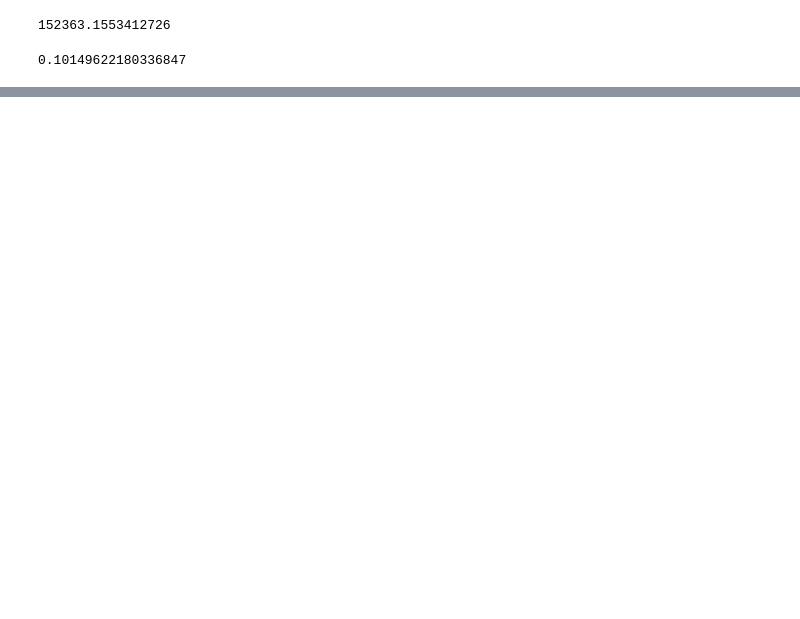
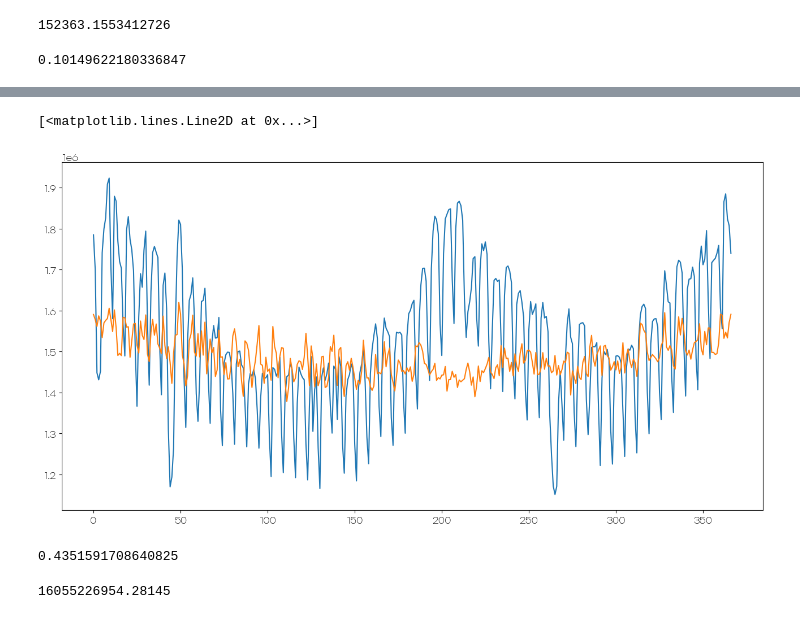
Before and after one commit to kimgyeoungun/sprint1, a Jupyter notebook: ay_weather.ipynb, the cells around one changed output, grey strips where cells are left out. Cells and saved outputs as stored; diff of their text form; code cells hidden in the pictures; blank space fills up the shorter version.

```diff
--- a/ay_weather.ipynb
+++ b/ay_weather.ipynb
@@ -654,0 +673,3 @@ y_test.mean()
+# %%
+X_ = X.iloc[729:]
+y_ = y.iloc[729:]
@@ -655,4 +692,4 @@ y_test.mean()
 # %%
 lin = LinearRegression()
 lin.fit(X_train,y_train)
-y_pred = lin.predict(X_test)
+y_pred = lin.predict(X_)
@@ -678,0 +696,3 @@ list(zip(np.round(y_pred,0), y_test))
+# %%
+y_ = pd.DataFrame(y_).reset_index(drop=True)
+y_.info()
@@ -678,0 +708,3 @@ list(zip(np.round(y_pred,0), y_test))
+# %%
+y_pred = pd.DataFrame(list(map(int,y_pred)))
+y_pred.columns=['총전력량']
@@ -696,0 +756,7 @@ rmse/(y_test.mean())
+# %%
+fig = plt.figure(figsize=(16,8))
+plt.plot(y_)
+plt.plot(y_pred)
+# %% [output]
+[<matplotlib.lines.Line2D at 0x...>]
+[figure, added]
@@ -696,0 +788,9 @@ rmse/(y_test.mean())
+# %%
+r2_score(y_,y_pred)
+# %% [output]
+0.4351591708640825
+# %%
+mse = mean_squared_error(y_,y_pred)
+mse
+# %% [output]
+16055226954.28145
```
Also changed, not shown: parts of 21 cells of this notebook, 1 other file.
